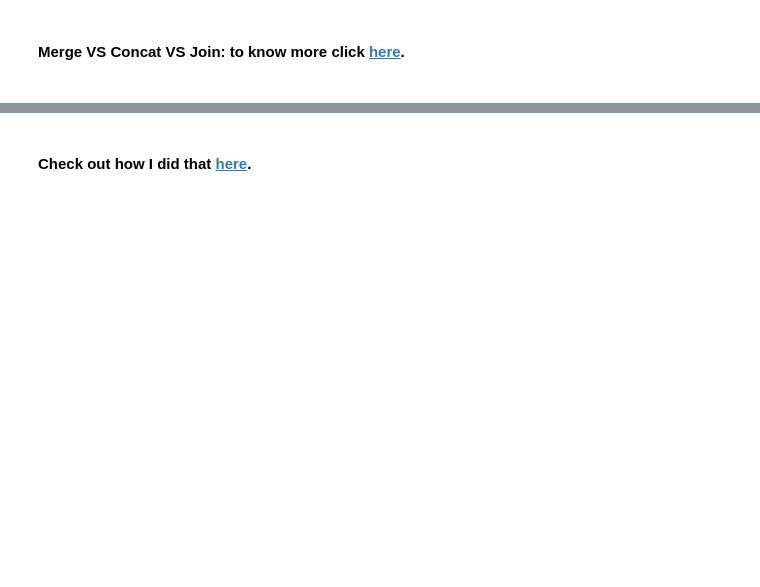
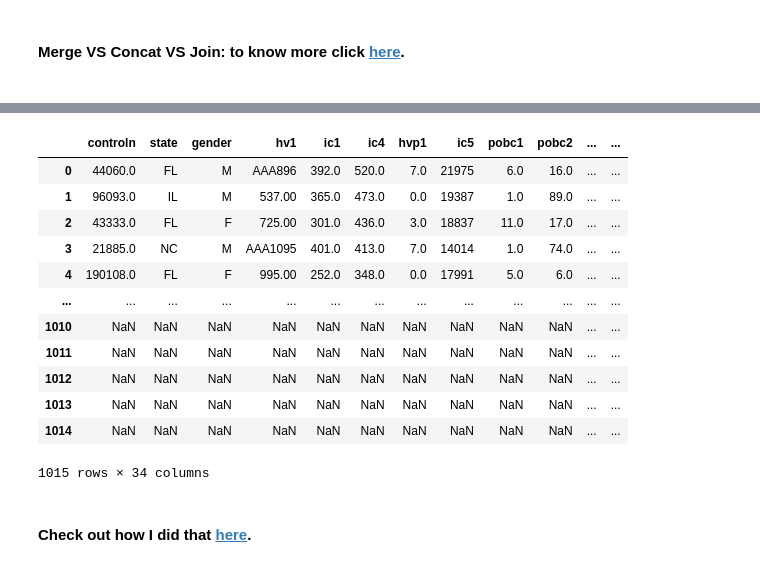
Before and after one commit to Ironhack-Data-0621-Remote/Classroom-Materials, a Jupyter notebook: Unit_1/01-Intro_to_pandas/pandas_intro_kc1.ipynb, the cells around one changed output, grey strips where cells are left out. Cells and saved outputs as stored; diff of their text form; code cells hidden in the pictures; blank space fills up the shorter version.

```diff
--- a/Unit_1/01-Intro_to_pandas/pandas_intro_kc1.ipynb
+++ b/Unit_1/01-Intro_to_pandas/pandas_intro_kc1.ipynb
@@ -63,8 +201,22 @@ data
 # %%
 # Another way of standardizing columns
 
-data.columns = data.columns.str.upper()
+data.columns = data.columns.str.lower()
 data
+# %% [output]
+|  | controln | state | gender | hv1 | ic1 | ic4 | hvp1 | ic5 | pobc1 | pobc2 | ... | ... |
+| 0 | 44060.0 | FL | M | AAA896 | 392.0 | 520.0 | 7.0 | 21975 | 6.0 | 16.0 | ... | ... |
+| 1 | 96093.0 | IL | M | 537.00 | 365.0 | 473.0 | 0.0 | 19387 | 1.0 | 89.0 | ... | ... |
+| 2 | 43333.0 | FL | F | 725.00 | 301.0 | 436.0 | 3.0 | 18837 | 11.0 | 17.0 | ... | ... |
+| 3 | 21885.0 | NC | M | AAA1095 | 401.0 | 413.0 | 7.0 | 14014 | 1.0 | 74.0 | ... | ... |
+| 4 | 190108.0 | FL | F | 995.00 | 252.0 | 348.0 | 0.0 | 17991 | 5.0 | 6.0 | ... | ... |
+| ... | ... | ... | ... | ... | ... | ... | ... | ... | ... | ... | ... | ... |
+| 1010 | NaN | NaN | NaN | NaN | NaN | NaN | NaN | NaN | NaN | NaN | ... | ... |
+| 1011 | NaN | NaN | NaN | NaN | NaN | NaN | NaN | NaN | NaN | NaN | ... | ... |
+| 1012 | NaN | NaN | NaN | NaN | NaN | NaN | NaN | NaN | NaN | NaN | ... | ... |
+| 1013 | NaN | NaN | NaN | NaN | NaN | NaN | NaN | NaN | NaN | NaN | ... | ... |
+| 1014 | NaN | NaN | NaN | NaN | NaN | NaN | NaN | NaN | NaN | NaN | ... | ... |
+1015 rows × 34 columns
 # %% [markdown]
 #### Check out how I did that [here](https://towardsdatascience.com/using-string-methods-in-pandas-5e4509ff1f5f). <br><br>
 # %%
```
Also changed, not shown: parts of 26 cells of this notebook, 1 other file.
